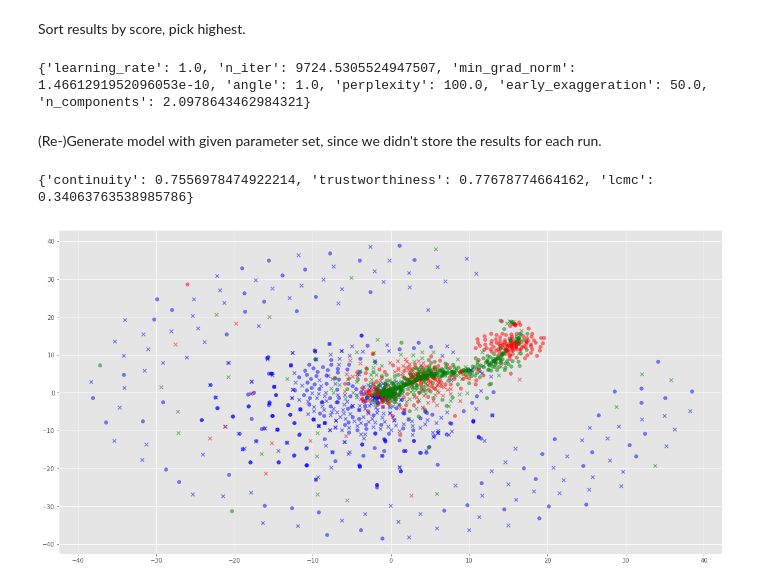
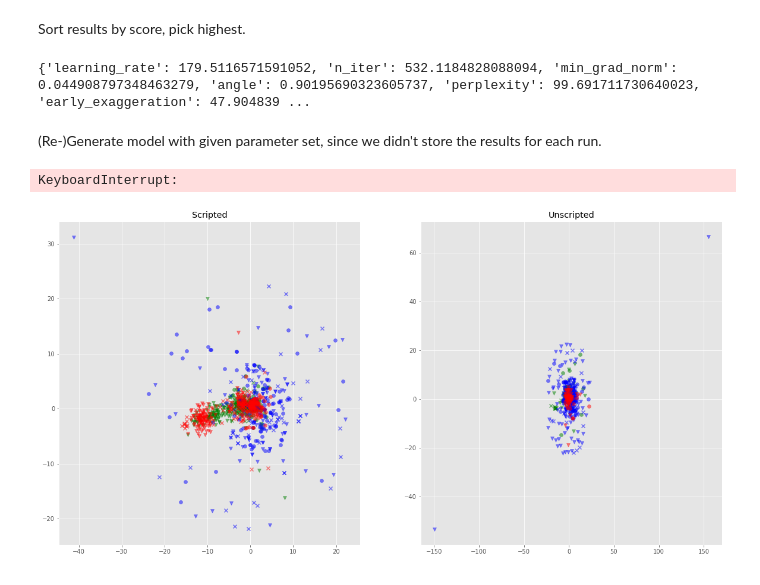
Before and after one commit to univie-datamining-team3/assignment2, a Jupyter notebook: notebooks/5.0-lm-optimization-tsne.ipynb, the cells around one changed output. Cells and saved outputs as stored; diff of their text form; code cells hidden in the pictures.

```diff
--- a/notebooks/5.0-lm-optimization-tsne.ipynb
+++ b/notebooks/5.0-lm-optimization-tsne.ipynb
@@ -107,11 +107,11 @@ Initialization
 Sort results by score, pick highest.
 # %%
 all_results_sorted_idx = np.argsort(all_results["values"])
-max_score_index = all_results_sorted_idx[-1]
+max_score_index = all_results_sorted_idx[-15]
 best_param_set = all_results["params"][max_score_index]
 print(best_param_set)
 # %% [output]
-{'learning_rate': 1.0, 'n_iter': 9724.5305524947507, 'min_grad_norm': 1.4661291952096053e-10, 'angle': 1.0, 'perplexity': 100.0, 'early_exaggeration': 50.0, 'n_components': 2.0978643462984321}
+{'learning_rate': 179.5116571591052, 'n_iter': 532.1184828088094, 'min_grad_norm': 0.044908797348463279, 'angle': 0.90195690323605737, 'perplexity': 99.691711730640023, 'early_exaggeration': 47.904839 ...
 # %% [markdown]
 (Re-)Generate model with given parameter set, since we didn't store the results for each run.
 # %%
@@ -129,42 +129,58 @@ tsne = TSNEModel(num_dimensions=int(round(best_param_set["n_components"])),
 tsne_results = tsne.run(segment_distance_matrix.values)
 quality_measures = tsne.calculate_quality_measures(segment_distance_matrix.values)
 # %% [output]
-{'continuity': 0.7556978474922214, 'trustworthiness': 0.77678774664162, 'lcmc': 0.34063763538985786}
+KeyboardInterrupt:
 # %%
-transport_modes = ["WALK", "METRO", "TRAM"]
-
-color_map = {
+transport_modes = {
     'WALK': 'blue',
     'METRO': 'red',
     'TRAM': 'green'
 }
+tokens = {
+    '355007075245007': 'x',
+    '358568053229914': 'o',
+    '868049020858898': 'v'
+}
 
 
-fig, ax = plt.subplots(figsize=(20, 10))
+fig, ax = plt.subplots(1, 2, figsize=(20, 10))
 
-for transport_mode in transport_modes:
+for transport_mode, transport_mode_color in transport_modes.items():
     transport_mode_scripted = euclidean_distances[
         (euclidean_distances["mode"] == transport_mode) &
         (euclidean_distances["notes"].str.contains('scripted'))
-    ].index.values
+    ]
     transport_mode_unscripted = euclidean_distances[
         (euclidean_distances["mode"] == transport_mode) &
         (~(euclidean_distances["notes"].str.contains('scripted', na=False)))
-    ].index.values
+    ]
 
-    ax.scatter(
-        tsne_results[transport_mode_scripted, 0],
-        tsne_results[transport_mode_scripted, 1],
-        c=color_map[transport_mode],
-        marker='o',
-        alpha=0.5
-    )
-    ax.scatter(
-        tsne_results[transport_mode_unscripted, 0],
-        tsne_results[transport_mode_unscripted, 1],
-        c=color_map[transport_mode],
-        marker='x',
-        alpha=0.5
-    )
+    for token, token_symbol in tokens.items():
+        transport_mode_scripted_for_token = transport_mode_scripted[
+            transport_mode_scripted["token"] == token
+        ].index.values
+        transport_mode_unscripted_for_token = transport_mode_unscripted[
+            transport_mode_unscripted["token"] == token
+        ].index.values
+
+        ax[0].scatter(
+            tsne_results[transport_mode_scripted_for_token, 0],
+            tsne_results[transport_mode_scripted_for_token, 1],
+            c=transport_mode_color,
+            marker=token_symbol,
+            alpha=0.5
+        )
+        ax[1].scatter(
+            tsne_results[transport_mode_unscripted_for_token, 0],
+            tsne_results[transport_mode_unscripted_for_token, 1],
+            c=transport_mode_color,
+            marker=token_symbol,
+            alpha=0.5
+        )
+
+ax[0].set_title('Scripted')
+ax[1].set_title('Unscripted')
+ax[0].legend(loc='upper center', bbox_to_anchor=(1, 0.5))
+ax[1].legend(loc='upper center', bbox_to_anchor=(1, 0.5))
 # %% [output]
-[figure, old version]
+[figure, new version]
```
Also changed, not shown: 1 other file.
